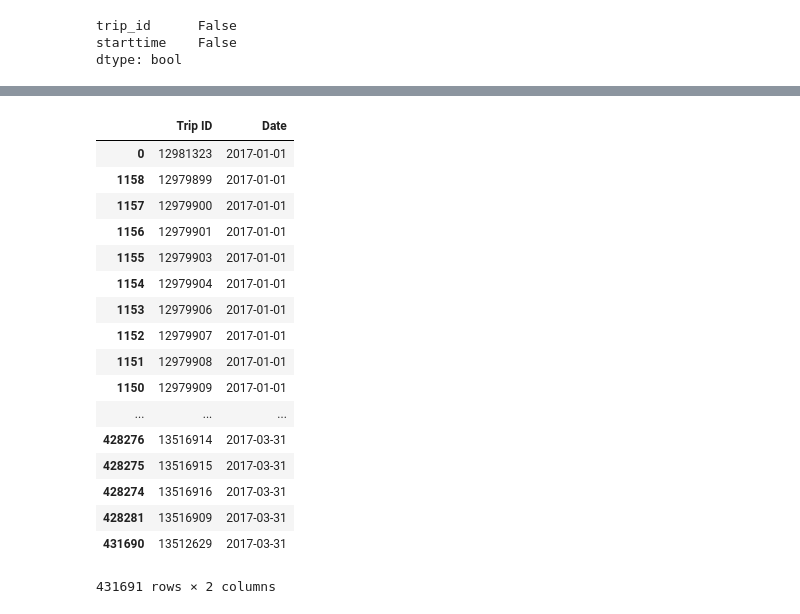
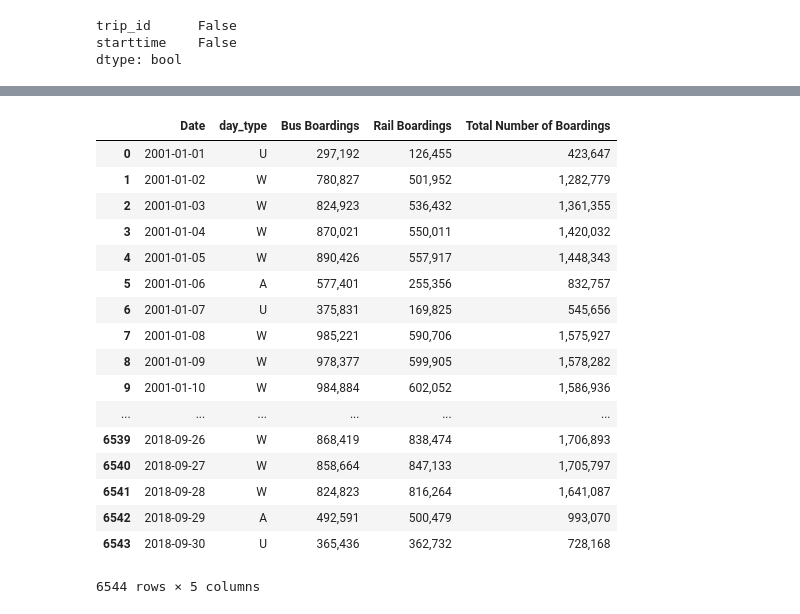
Before and after one commit to otrejo08/ETL_project, a Jupyter notebook: data_cleaning.ipynb, the cells around one changed output, grey strips where cells are left out. Drawn from its saved outputs; the diff is of its cells as text; code cells hidden in the pictures.

```diff
--- a/data_cleaning.ipynb
+++ b/data_cleaning.ipynb
@@ -8,4 +8,5 @@ bike_2017_df = pd.read_csv(bike_2017_csv)
 bike_2018_csv = "Divvy_Trips_2018.csv"
 bike_2018_df = pd.read_csv(bike_2018_csv)
 
-bike_2017_df.head()
+CTA_csv = "CTA_Daily_Boarding_Totals.csv"
+CTA_df = pd.read_csv(CTA_csv)
@@ -51,0 +110,4 @@ clean_2017_df.head()
+# %%
+CTA_df = CTA_df.rename(index=str, columns={"service_date": "Date", "Bus": "Bus Boardings", "rail_boardings": "Rail Boardings",
+                                          "Total Number of CTA Rides": "Total Number of Boardings"})
+CTA_df.head()
@@ -52,22 +121,22 @@ clean_2017_df.head()
 # %%
-clean_2017_df['Date'] = pd.to_datetime(clean_2017_df.Date)
-clean_2017_df.sort_values(by="Date")
+CTA_df['Date'] = pd.to_datetime(CTA_df.Date)
+CTA_df.sort_values(by="Date")
 # %% [output]
-|  | Trip ID | Date |
-| 0 | 12981323 | 2017-01-01 |
-| 1158 | 12979899 | 2017-01-01 |
-| 1157 | 12979900 | 2017-01-01 |
-| 1156 | 12979901 | 2017-01-01 |
-| 1155 | 12979903 | 2017-01-01 |
-| 1154 | 12979904 | 2017-01-01 |
-| 1153 | 12979906 | 2017-01-01 |
-| 1152 | 12979907 | 2017-01-01 |
-| 1151 | 12979908 | 2017-01-01 |
-| 1150 | 12979909 | 2017-01-01 |
-| ... | ... | ... |
-| 428276 | 13516914 | 2017-03-31 |
-| 428275 | 13516915 | 2017-03-31 |
-| 428274 | 13516916 | 2017-03-31 |
-| 428281 | 13516909 | 2017-03-31 |
-| 431690 | 13512629 | 2017-03-31 |
+|  | Date | day_type | Bus Boardings | Rail Boardings | Total Number of Boardings |
+| 0 | 2001-01-01 | U | 297,192 | 126,455 | 423,647 |
+| 1 | 2001-01-02 | W | 780,827 | 501,952 | 1,282,779 |
+| 2 | 2001-01-03 | W | 824,923 | 536,432 | 1,361,355 |
+| 3 | 2001-01-04 | W | 870,021 | 550,011 | 1,420,032 |
+| 4 | 2001-01-05 | W | 890,426 | 557,917 | 1,448,343 |
+| 5 | 2001-01-06 | A | 577,401 | 255,356 | 832,757 |
+| 6 | 2001-01-07 | U | 375,831 | 169,825 | 545,656 |
+| 7 | 2001-01-08 | W | 985,221 | 590,706 | 1,575,927 |
+| 8 | 2001-01-09 | W | 978,377 | 599,905 | 1,578,282 |
+| 9 | 2001-01-10 | W | 984,884 | 602,052 | 1,586,936 |
+| ... | ... | ... | ... | ... | ... |
+| 6539 | 2018-09-26 | W | 868,419 | 838,474 | 1,706,893 |
+| 6540 | 2018-09-27 | W | 858,664 | 847,133 | 1,705,797 |
+| 6541 | 2018-09-28 | W | 824,823 | 816,264 | 1,641,087 |
+| 6542 | 2018-09-29 | A | 492,591 | 500,479 | 993,070 |
+| 6543 | 2018-09-30 | U | 365,436 | 362,732 | 728,168 |
-431691 rows × 2 columns
+6544 rows × 5 columns
```
Also changed, not shown: parts of 13 cells of this notebook, 6 other files.
